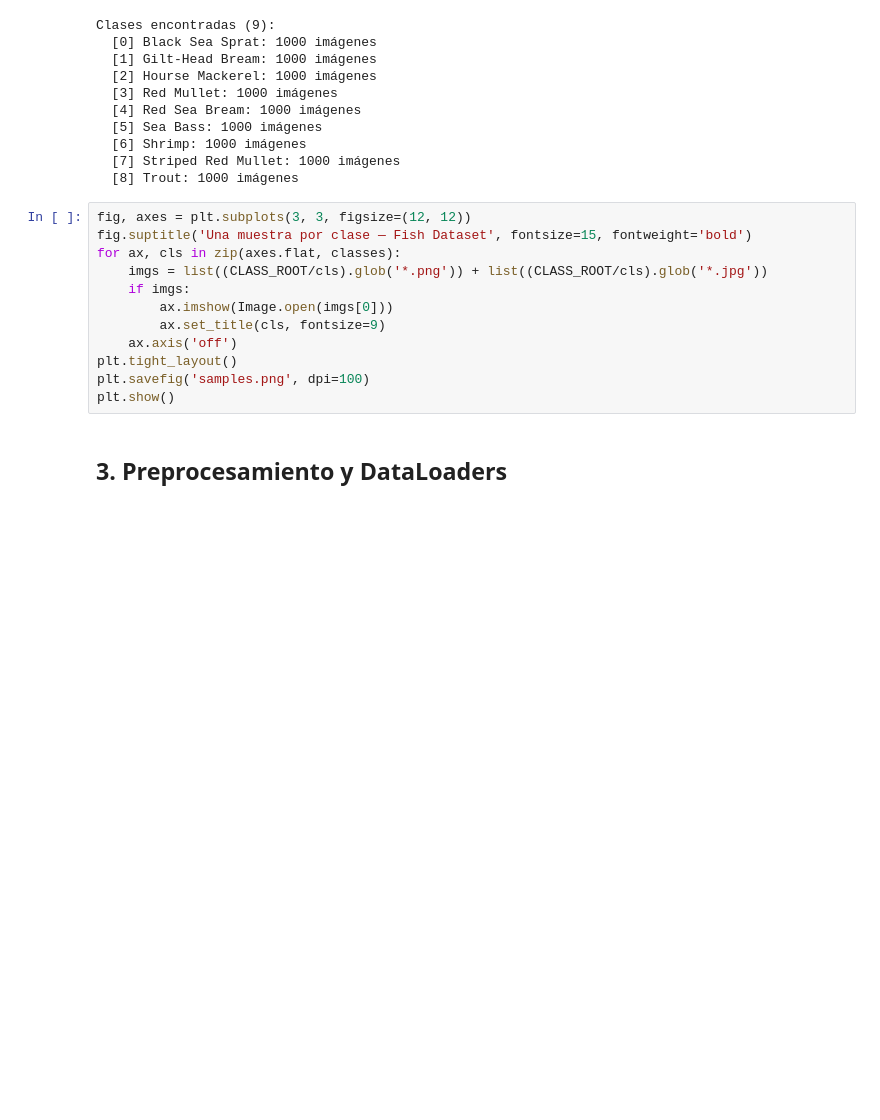
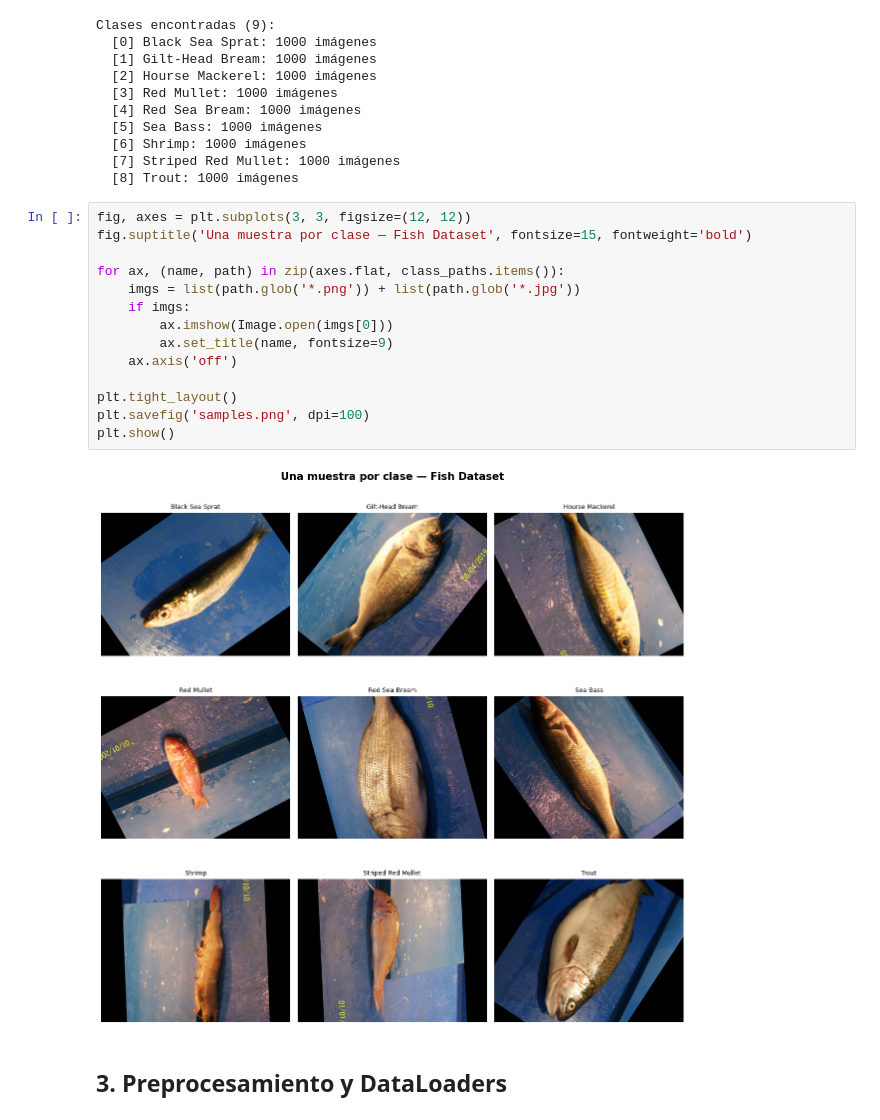
Before and after one commit to ENZO332/TP3-IA-FishClasification, a Jupyter notebook: fish_classification.ipynb, the cells around one changed output. Cells and saved outputs as stored; diff of their text form; blank space fills up the shorter version.

```diff
--- a/fish_classification.ipynb
+++ b/fish_classification.ipynb
@@ -136,15 +136,19 @@ Clases encontradas (9):
 # %%
 fig, axes = plt.subplots(3, 3, figsize=(12, 12))
 fig.suptitle('Una muestra por clase — Fish Dataset', fontsize=15, fontweight='bold')
-for ax, cls in zip(axes.flat, classes):
-    imgs = list((CLASS_ROOT/cls).glob('*.png')) + list((CLASS_ROOT/cls).glob('*.jpg'))
+
+for ax, (name, path) in zip(axes.flat, class_paths.items()):
+    imgs = list(path.glob('*.png')) + list(path.glob('*.jpg'))
     if imgs:
         ax.imshow(Image.open(imgs[0]))
-        ax.set_title(cls, fontsize=9)
+        ax.set_title(name, fontsize=9)
     ax.axis('off')
+
 plt.tight_layout()
 plt.savefig('samples.png', dpi=100)
 plt.show()
+# %% [output]
+[figure, added]
 # %% [markdown]
 ## 3. Preprocesamiento y DataLoaders
 # %%
```
Also changed, not shown: parts of 6 cells of this notebook.
